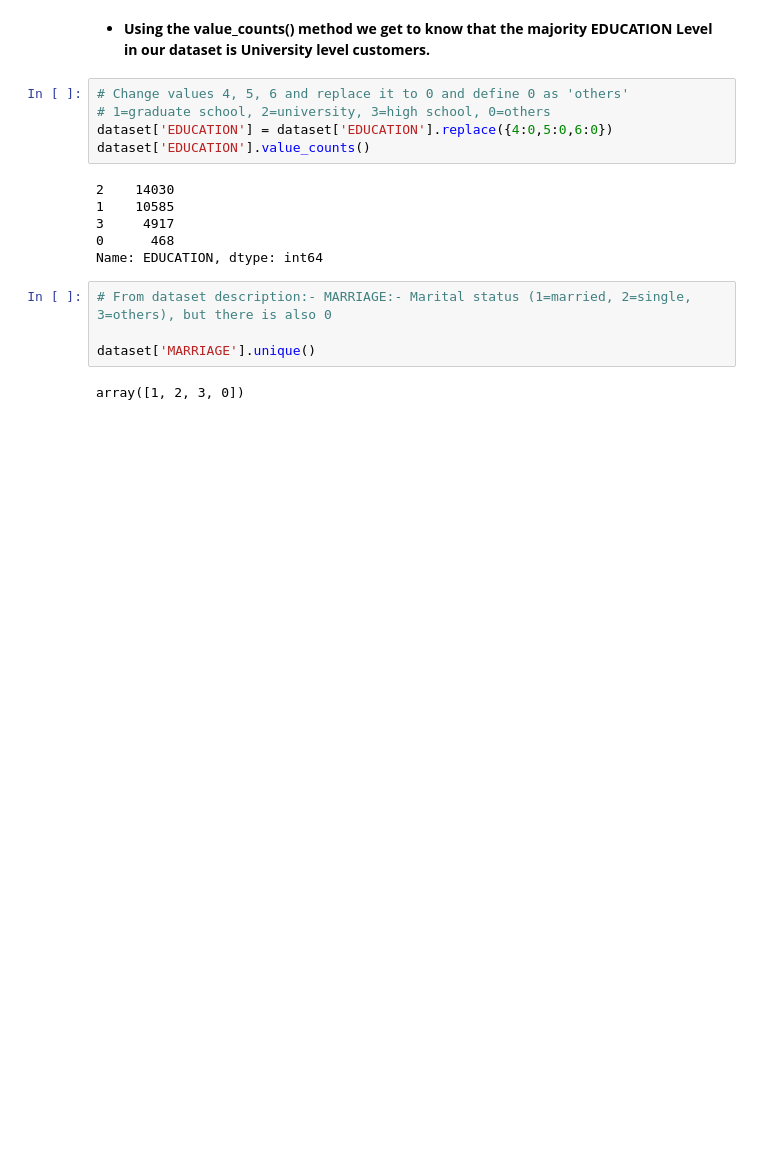
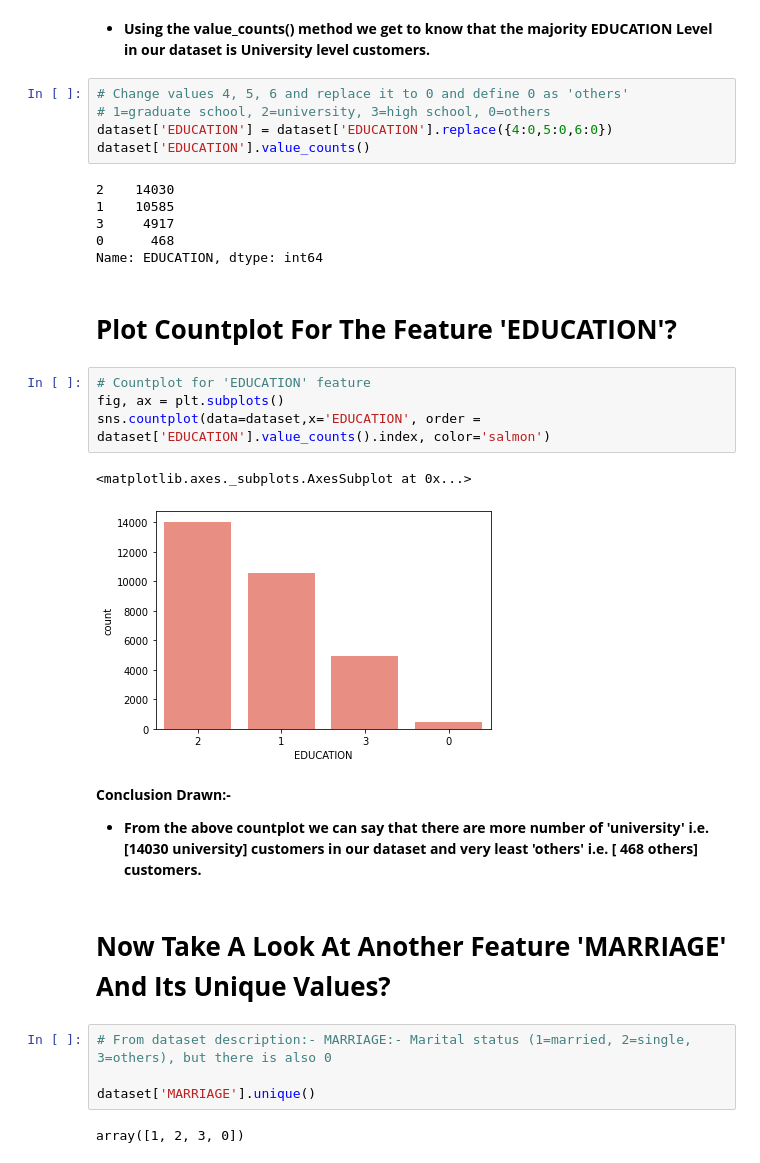
Before and after one commit to Adityasingh3008/CREDIT-CARD-DEFAULT-PREDICTION, a Jupyter notebook: Individual_Notebook_Credit_Card_Default_Prediction_(Capstone_Project_3).ipynb, the cells around one changed output. Cells and saved outputs as stored; diff of their text form; blank space fills up the shorter version.

```diff
--- a/Individual_Notebook_Credit_Card_Default_Prediction_(Capstone_Project_3).ipynb
+++ b/Individual_Notebook_Credit_Card_Default_Prediction_(Capstone_Project_3).ipynb
@@ -345,6 +353,20 @@ dataset['EDUCATION'].value_counts()
 3     4917
 0      468
 Name: EDUCATION, dtype: int64
+# %% [markdown]
+# **Plot Countplot For The Feature 'EDUCATION'?**
+# %%
+# Countplot for 'EDUCATION' feature
+fig, ax = plt.subplots()
+sns.countplot(data=dataset,x='EDUCATION', order = dataset['EDUCATION'].value_counts().index, color='salmon')
+# %% [output]
+<matplotlib.axes._subplots.AxesSubplot at 0x...>
+[figure, added]
+# %% [markdown]
+**Conclusion Drawn:-**
+* **From the above countplot we can say that there are more number of 'university' i.e. [14030 university] customers in our dataset and very least 'others' i.e. [ 468 others] customers.**
+# %% [markdown]
+# **Now Take A Look At Another Feature 'MARRIAGE' And Its Unique Values?**
 # %%
 # From dataset description:- MARRIAGE:- Marital status (1=married, 2=single, 3=others), but there is also 0
 
```
Also changed, not shown: parts of 60 cells of this notebook.
